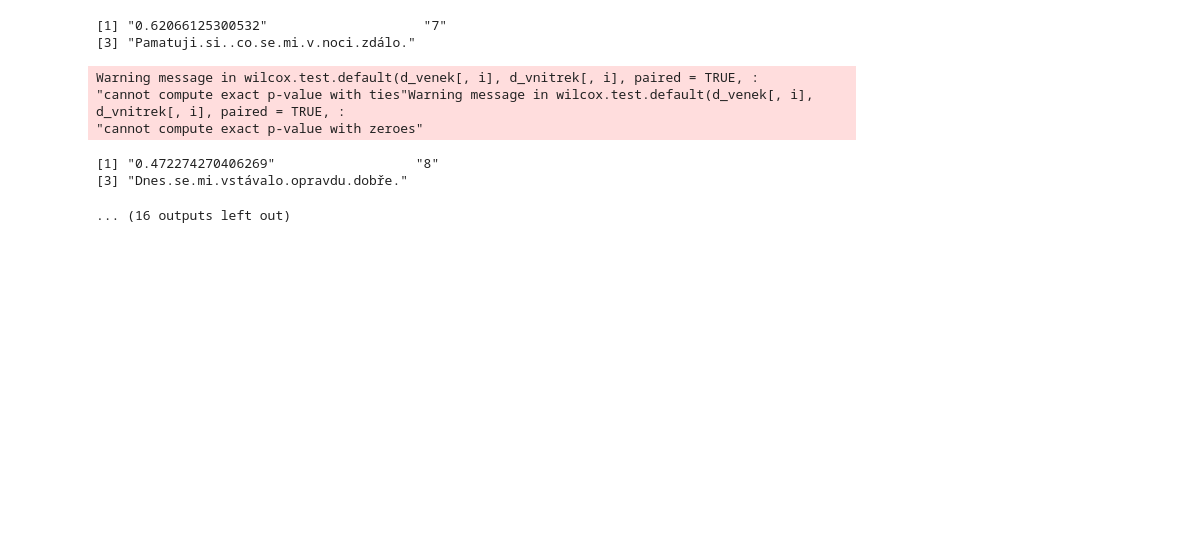
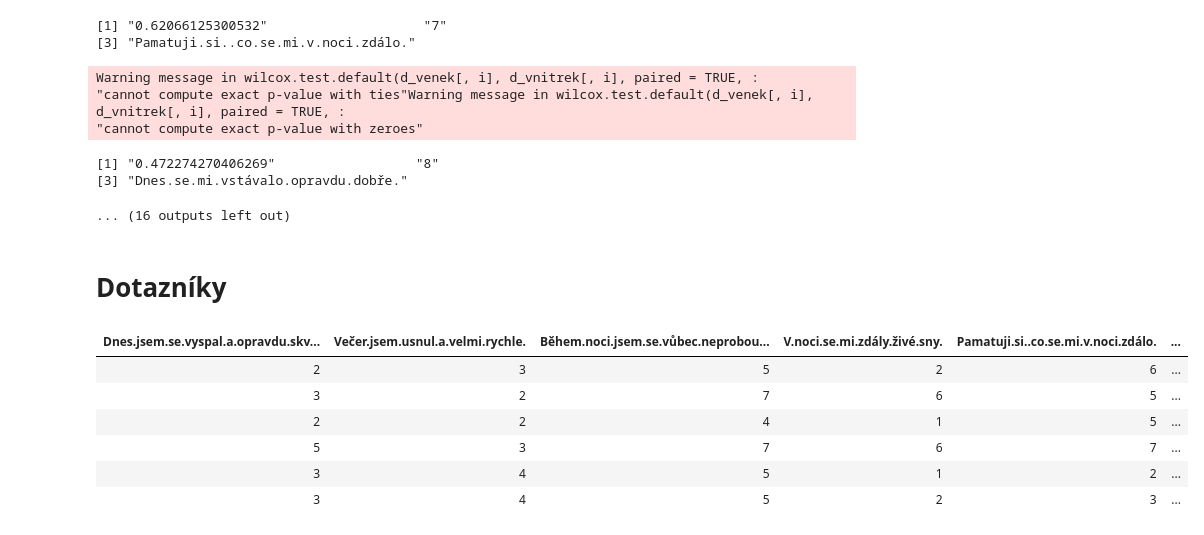
Before and after one commit to magicbeans817/projekt_spani, a Jupyter notebook: script.ipynb, the cells around one changed output. Saved outputs shown, nothing was run; the diff lists cells and outputs as text; code cells hidden in the pictures; blank space fills up the shorter version.

```diff
--- a/script.ipynb
+++ b/script.ipynb
@@ -420,3 +457,18 @@ Warning message in wilcox.test.default(d_venek[, i], d_vnitrek[, i], paired = TR
 [1] "0.472274270406269"                  "8"
 [3] "Dnes.se.mi.vstávalo.opravdu.dobře."
 ... (16 outputs left out)
+# %% [markdown]
+# Dotazníky
+# %%
+dotaznik_1noc <- data.frame(read_excel("Dotaznik-1.noc-venku.xlsx")) #nacitam data
+dotaznik_2noc <- data.frame(read_excel("Dotaznik-2.noc-venku.xlsx")) #nacitam data
+# %%
+dotaznik_1noc %>% head()
+# %% [output]
+| Dnes.jsem.se.vyspal.a.opravdu.skv... | Večer.jsem.usnul.a.velmi.rychle. | Během.noci.jsem.se.vůbec.neprobou... | V.noci.se.mi.zdály.živé.sny. | Pamatuji.si..co.se.mi.v.noci.zdálo. | ... |
+| 2 | 3 | 5 | 2 | 6 | ... |
+| 3 | 2 | 7 | 6 | 5 | ... |
+| 2 | 2 | 4 | 1 | 5 | ... |
+| 5 | 3 | 7 | 6 | 7 | ... |
+| 3 | 4 | 5 | 1 | 2 | ... |
+| 3 | 4 | 5 | 2 | 3 | ... |
```
Also changed, not shown: parts of 4 cells of this notebook.
